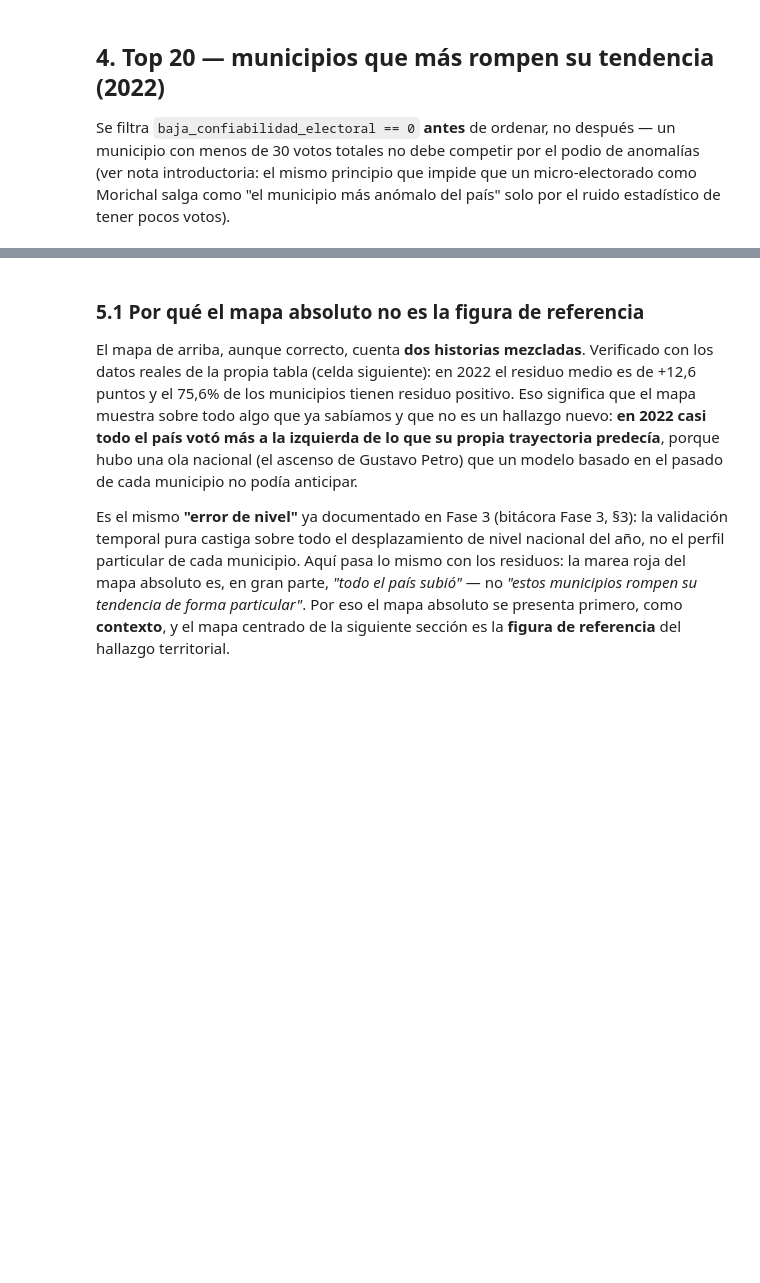
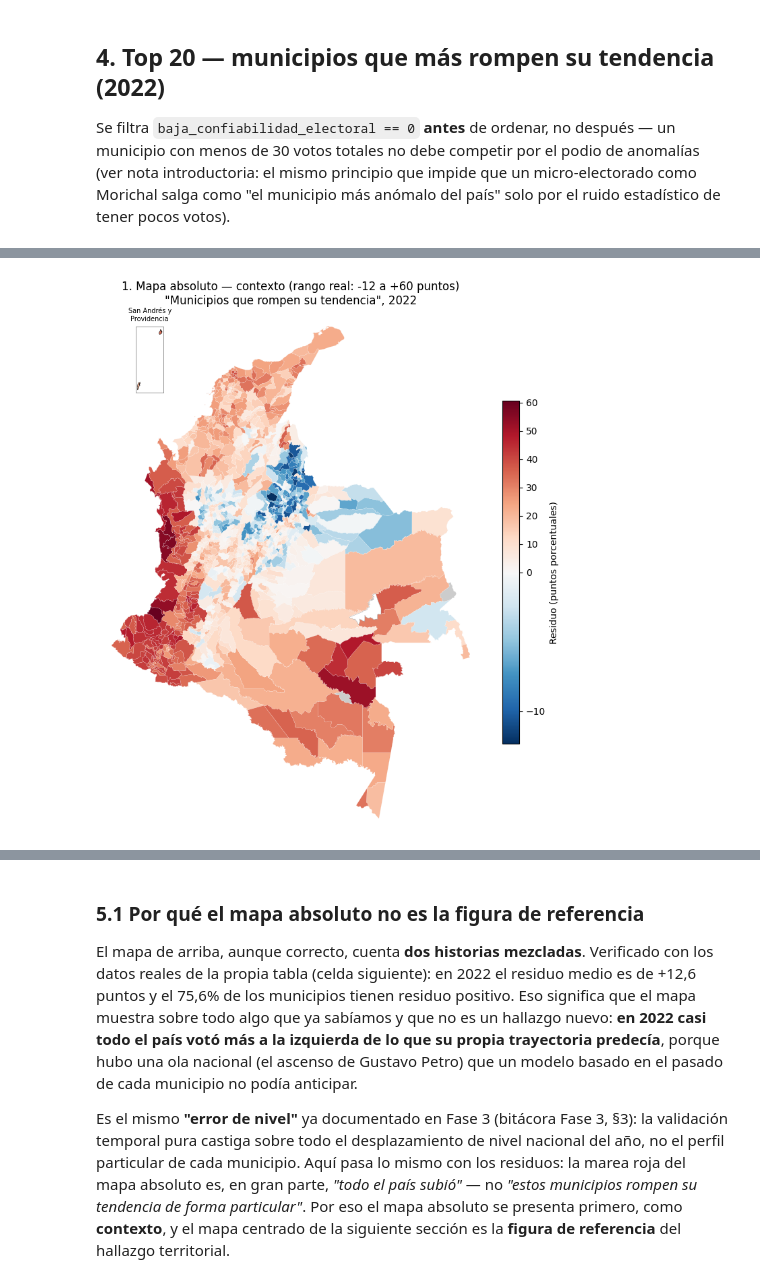
Before and after one commit to usbdiego7777-ui/tfm-electoral-colombia, a Jupyter notebook: notebooks/04_residuos_y_anomalias.ipynb, the cells around one changed output, grey strips where cells are left out. Cells and saved outputs as stored; diff of their text form; code cells hidden in the pictures; blank space fills up the shorter version.

```diff
--- a/notebooks/04_residuos_y_anomalias.ipynb
+++ b/notebooks/04_residuos_y_anomalias.ipynb
@@ -354,0 +292,92 @@ trayectoria histórica del municipio. No son una prueba de irregularidad."
+# %%
+from mpl_toolkits.axes_grid1.inset_locator import inset_axes
+
+geo_residuos_2022 = geo.merge(t2022, on='divipola', how='left')
+print('Municipios en geometria:', len(geo_residuos_2022),
+      '| con residuo 2022 asignado:', geo_residuos_2022['residuo'].notna().sum())
+if geo_residuos_2022['residuo'].isna().sum() > 0:
+    faltantes = geo_residuos_2022[geo_residuos_2022['residuo'].isna()]
+    print(f"AVISO: {len(faltantes)} municipio(s) sin residuo 2022 (sin fila en el dataset maestro "
+          f"para ese año, verificado contra la fuente): {faltantes['divipola'].tolist()}")
+    print('Se marca de forma explícita en el mapa con textura rayada, no se deja invisible.')
+
+# Separar el territorio continental de San Andres/Providencia (dpto 88) para
+# recortar el bounding box del mapa principal y dibujar las islas en un inset
+continental = geo_residuos_2022[~geo_residuos_2022['divipola'].str.startswith('88')]
+islas = geo_residuos_2022[geo_residuos_2022['divipola'].str.startswith('88')]
+
+fig, ax = plt.subplots(figsize=(9, 11))
+
+confiables = continental[continental['baja_confiabilidad_electoral'] == 0]
+no_confiables = continental[continental['baja_confiabilidad_electoral'] == 1]
+# HALLAZGO (verificado contra el dataset maestro real): Mapiripana (Guainia,
+# divipola 94663) tiene fila en 2006/2010/2014/2018 pero NINGUNA fila en 2022
+# -- ausente de la fuente electoral original de ese anio, no un error de este
+# notebook. Se muestra en blanco/sin relleno (color neutro, sin trama) y se
+# documenta con una nota al pie del mapa -- para un unico corregimiento de
+# los 1.122, una nota es proporcionada; una trama llamativa habria sido matar
+# moscas a cañonazos y distraeria mas de lo que informa (decision revisada
+# con el chat de validacion tras ver la primera version con trama rayada).
+sin_dato = continental[continental['residuo'].isna()]
+
+vmax = confiables['residuo'].abs().max()
+# Escala divergente ASIMETRICA centrada en cero (TwoSlopeNorm): el blanco sigue
+# siendo exactamente 0, pero cada lado de la barra usa su propio rango real
+# (aqui -12.3 a +60.5) en vez de forzar un rango simetrico +-60.5 que dejaria
+# casi toda la mitad azul de la leyenda sin usar (detalle senalado por el chat
+# de validacion - cosmetico, pero facil de resolver correctamente sin perder
+# el centrado en cero que es lo metodologicamente correcto).
+vmin_real = confiables['residuo'].min()
+vmax_real = confiables['residuo'].max()
+norm = mcolors.TwoSlopeNorm(vmin=vmin_real, vcenter=0, vmax=vmax_real)
+confiables.plot(
+    column='residuo', cmap='RdBu_r', norm=norm,
+    legend=True, ax=ax, edgecolor='white', linewidth=0.1,
+    legend_kwds={'label': 'Residuo (puntos porcentuales)', 'shrink': 0.6}
+)
+if len(no_confiables) > 0:
+    no_confiables.plot(color='#cccccc', ax=ax, edgecolor='white', linewidth=0.1)
+if len(sin_dato) > 0:
+    sin_dato.plot(color='white', edgecolor='#999999', linewidth=0.3, ax=ax)
+
+# Recortar al bounding box del territorio continental (evita el hueco vacio
+# que dejaban las islas al estar lejos del resto)
+minx, miny, maxx, maxy = continental.total_bounds
+margen = 0.3
+ax.set_xlim(minx - margen, maxx + margen)
+ax.set_ylim(miny - margen, maxy + margen)
+
+ax.set_title(f'1. Mapa absoluto — contexto (rango real: {vmin_real:.0f} a +{vmax_real:.0f} puntos)\n'
+             '"Municipios que rompen su tendencia", 2022', pad=14)
+ax.set_axis_off()
+
+# Inset con San Andres y Providencia, misma escala de color que el mapa principal
+axins = inset_axes(ax, width='20%', height='13%', loc='upper left', borderpad=1)
+islas.plot(column='residuo', cmap='RdBu_r', norm=norm,
+           ax=axins, edgecolor='black', linewidth=0.4)
+axins.set_xticks([])
+axins.set_yticks([])
+axins.set_title('San Andrés y\nProvidencia', fontsize=7)
+for spine in axins.spines.values():
+    spine.set_edgecolor('gray')
+    spine.set_linewidth(0.6)
+
+# No se llama a plt.tight_layout() aqui: es incompatible con inset_axes y
+# genera un UserWarning sin corregir nada. En su lugar, se reserva margen
+# superior explicito con subplots_adjust (si compatible con inset_axes),
+# para que el titulo de dos lineas no se solape con el inset de las islas.
+fig.subplots_adjust(top=0.88)
+plt.show()
+
+print()
+print('NOTA AL PIE (Mapiripana, único caso sin dato — texto para memoria y app):')
+print('"Mapiripana (Guainía) no registra votación en 2022 y se excluye del mapa de ese año."')
+print()
+print('NOTA (pie de figura — memoria y app, texto acordado con los chats de revisión):')
+print('"En 2022 hubo una ola nacional hacia la izquierda que el modelo, entrenado con elecciones')
+print(' anteriores, no podía anticipar en su magnitud: el 76% de los municipios votó por encima de')
+print(' su tendencia previa. El color absoluto refleja en gran parte ese desplazamiento común."')
+print()
+print('Texto blindado (no reformular): "Los residuos miden la desviación del voto respecto a la')
+print('trayectoria histórica del municipio. No son una prueba de irregularidad."')
+# %% [output]
@@ -354,0 +387 @@ trayectoria histórica del municipio. No son una prueba de irregularidad."
+[figure, added]
```
Also changed, not shown: parts of 7 cells of this notebook, 2 other files.
